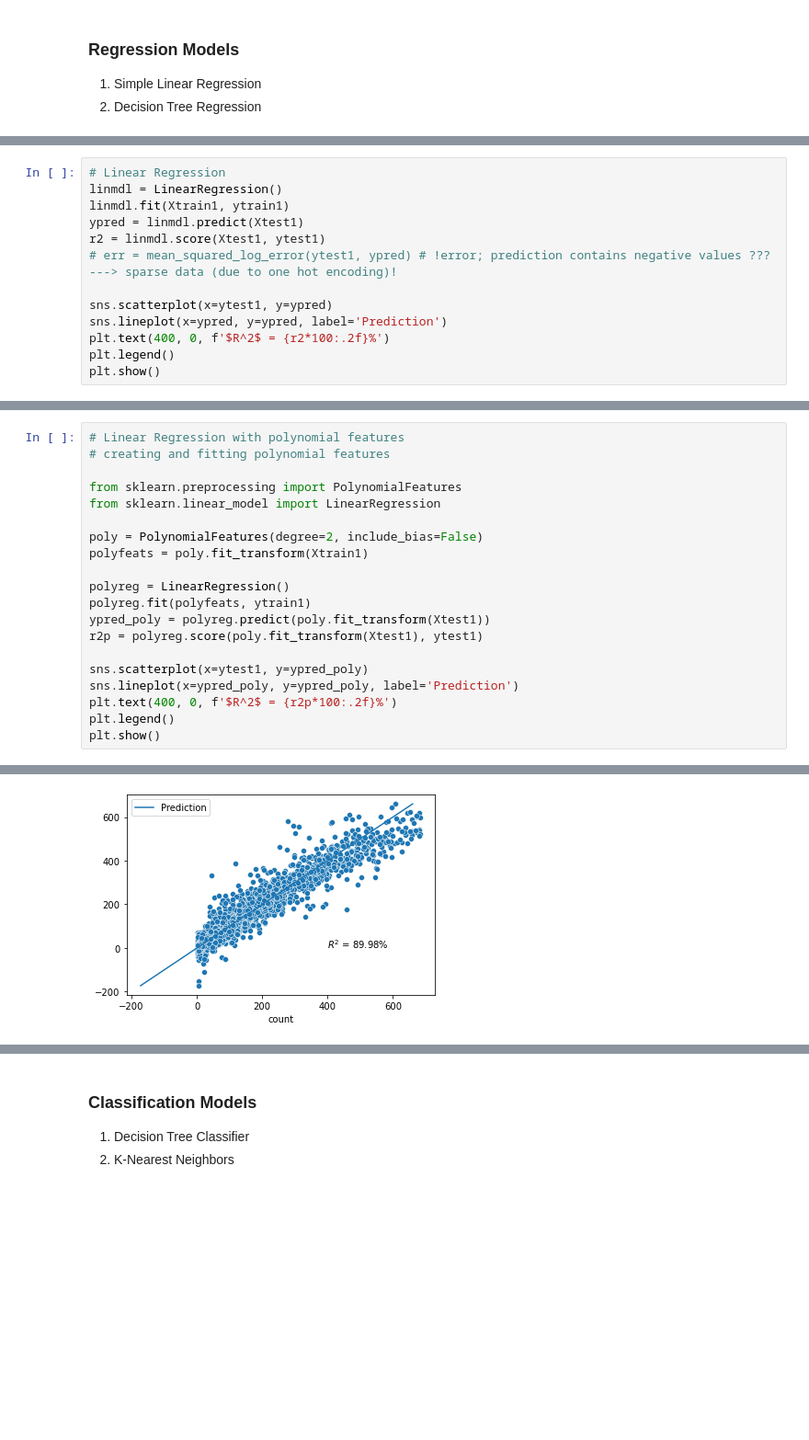
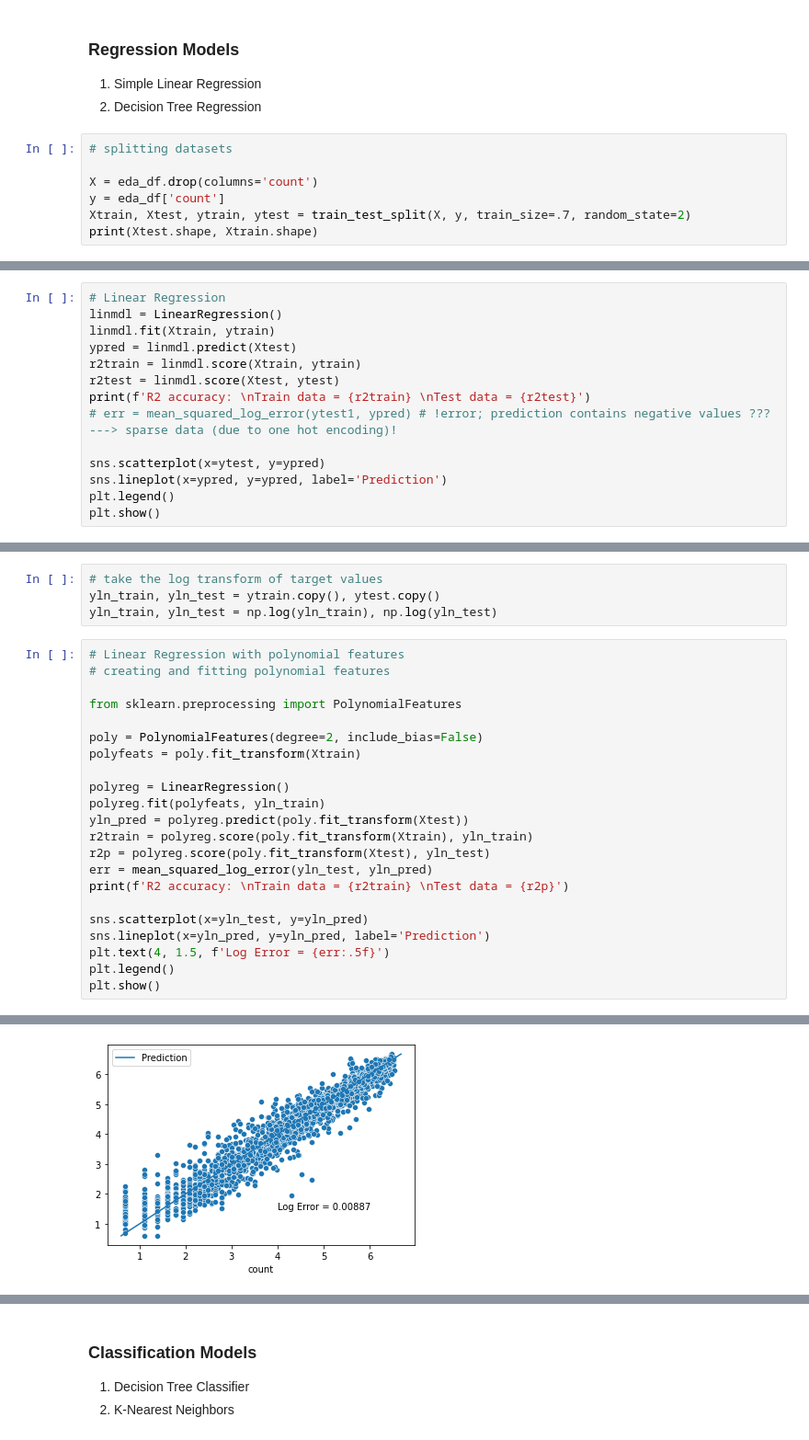
Before and after one commit to annan92419/GaState, a Jupyter notebook: grad_projects/CSC6780 - Data Science/project_main.ipynb, the cells around one changed output, grey strips where cells are left out. Shown at 92% size. Drawn from its saved outputs; the diff is of its cells as text; blank space fills up the shorter version.

Commit message:
"error fixed (log transformed targets)"

```diff
--- a/grad_projects/CSC6780 - Data Science/project_main.ipynb
+++ b/grad_projects/CSC6780 - Data Science/project_main.ipynb
@@ -623,3 +612,10 @@ print(Xtest2.shape, Xtrain2.shape)
 ### Regression Models
 1. Simple Linear Regression
 2. Decision Tree Regression
+# %%
+# splitting datasets
+
+X = eda_df.drop(columns='count')
+y = eda_df['count']
+Xtrain, Xtest, ytrain, ytest = train_test_split(X, y, train_size=.7, random_state=2)
+print(Xtest.shape, Xtrain.shape)
@@ -626,14 +624,15 @@ print(Xtest2.shape, Xtrain2.shape)
 # %%
 # Linear Regression
 linmdl = LinearRegression()
-linmdl.fit(Xtrain1, ytrain1)
-ypred = linmdl.predict(Xtest1)
-r2 = linmdl.score(Xtest1, ytest1)
+linmdl.fit(Xtrain, ytrain)
+ypred = linmdl.predict(Xtest)
+r2train = linmdl.score(Xtrain, ytrain)
+r2test = linmdl.score(Xtest, ytest)
+print(f'R2 accuracy: \nTrain data = {r2train} \nTest data = {r2test}')
 # err = mean_squared_log_error(ytest1, ypred) # !error; prediction contains negative values ??? ---> sparse data (due to one hot encoding)!
 
-sns.scatterplot(x=ytest1, y=ypred)
+sns.scatterplot(x=ytest, y=ypred)
 sns.lineplot(x=ypred, y=ypred, label='Prediction')
-plt.text(400, 0, f'$R^2$ = {r2*100:.2f}%')
 plt.legend()
 plt.show()
 # %% [output]
@@ -641,21 +643,27 @@ plt.show()
+# %%
+# take the log transform of target values
+yln_train, yln_test = ytrain.copy(), ytest.copy()
+yln_train, yln_test = np.log(yln_train), np.log(yln_test)
 # %%
 # Linear Regression with polynomial features
 # creating and fitting polynomial features
 
 from sklearn.preprocessing import PolynomialFeatures
-from sklearn.linear_model import LinearRegression
 
 poly = PolynomialFeatures(degree=2, include_bias=False)
-polyfeats = poly.fit_transform(Xtrain1)
+polyfeats = poly.fit_transform(Xtrain)
 
 polyreg = LinearRegression()
-polyreg.fit(polyfeats, ytrain1)
-ypred_poly = polyreg.predict(poly.fit_transform(Xtest1))
-r2p = polyreg.score(poly.fit_transform(Xtest1), ytest1)
+polyreg.fit(polyfeats, yln_train)
+yln_pred = polyreg.predict(poly.fit_transform(Xtest))
+r2train = polyreg.score(poly.fit_transform(Xtrain), yln_train)
+r2p = polyreg.score(poly.fit_transform(Xtest), yln_test)
+err = mean_squared_log_error(yln_test, yln_pred)
+print(f'R2 accuracy: \nTrain data = {r2train} \nTest data = {r2p}')
 
-sns.scatterplot(x=ytest1, y=ypred_poly)
-sns.lineplot(x=ypred_poly, y=ypred_poly, label='Prediction')
-plt.text(400, 0, f'$R^2$ = {r2p*100:.2f}%')
+sns.scatterplot(x=yln_test, y=yln_pred)
+sns.lineplot(x=yln_pred, y=yln_pred, label='Prediction')
+plt.text(4, 1.5, f'Log Error = {err:.5f}')
 plt.legend()
 plt.show()
 # %% [output]
@@ -662,4 +673,4 @@ plt.show()
-[figure, old version]
+[figure, new version]
 # %%
 # Decision Tree Regression
 
```
Also changed, not shown: parts of 17 cells of this notebook, 2 other files.
